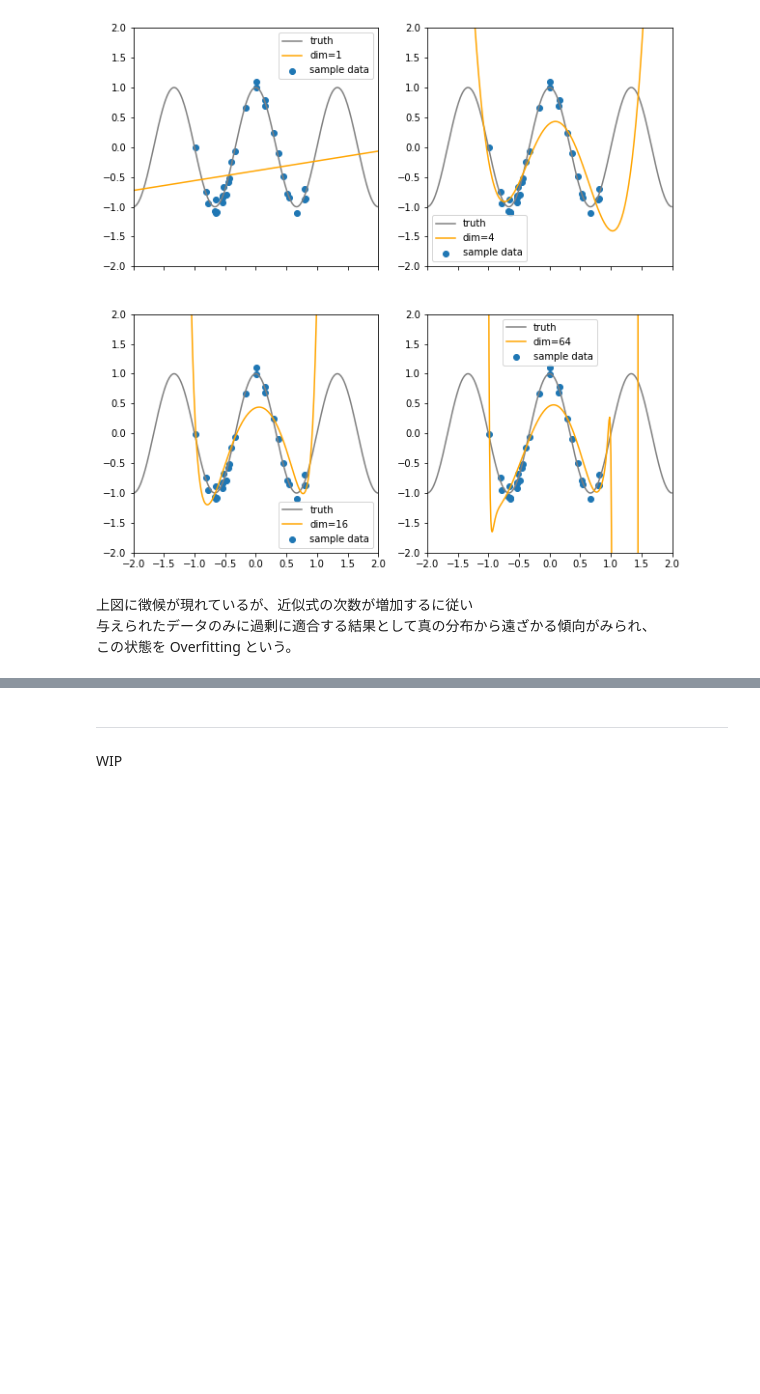
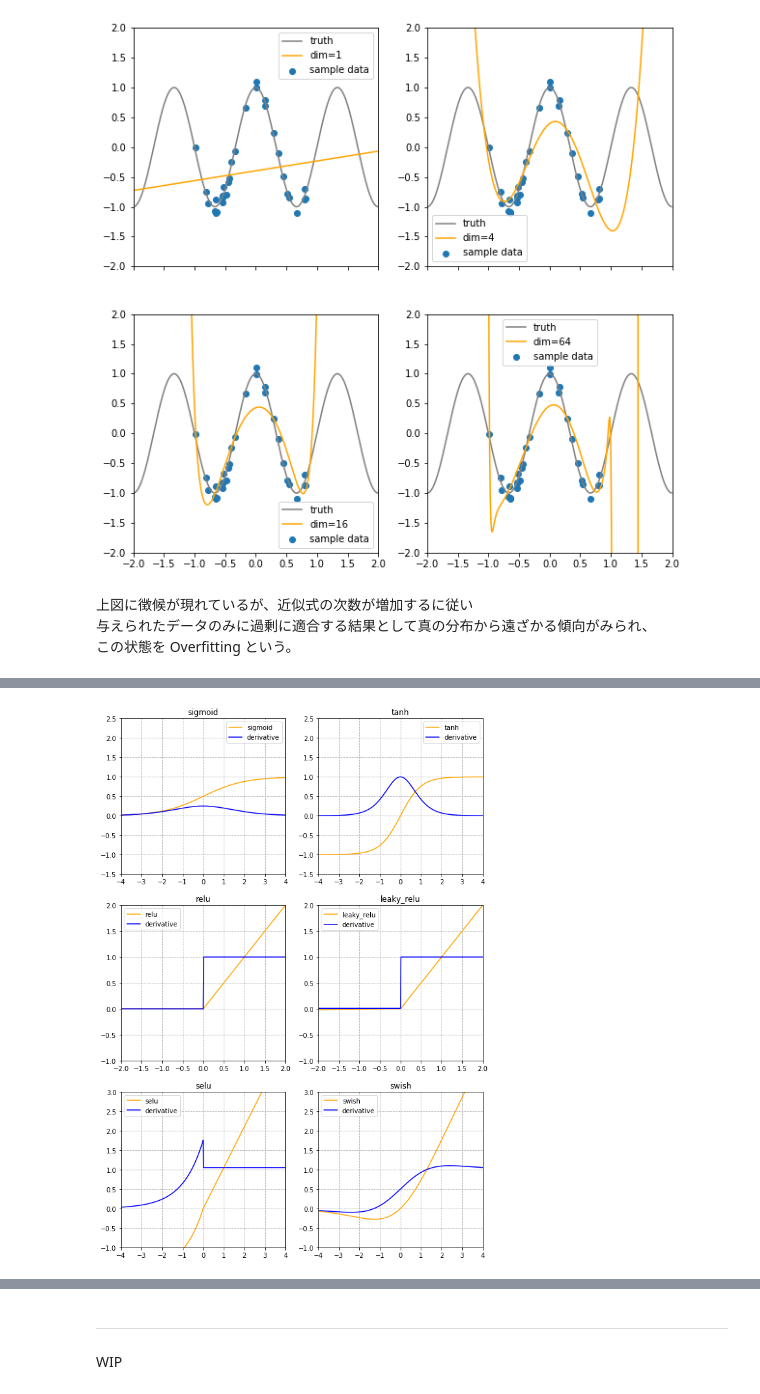
Before and after one commit to YouheiKomakine/pytorch-code-examples, a Jupyter notebook: Syoukai_DeepLearning_3.ipynb, the cells around one changed output, grey strips where cells are left out. Cells and saved outputs as stored; diff of their text form; code cells hidden in the pictures; blank space fills up the shorter version.

Commit message:
Add Examination result of effect by activation function

```diff
--- a/Syoukai_DeepLearning_3.ipynb
+++ b/Syoukai_DeepLearning_3.ipynb
@@ -280,0 +335,63 @@ plt.show()
+# %%
+import numpy as np
+import matplotlib.pyplot as plt
+
+def sigmoid(x):
+    return 1/(1+ np.exp(-x))
+def dsigmoid(x):
+    return sigmoid(x)*(1-sigmoid(x))
+
+def tanh(x):
+    return np.tanh(x)
+def dtanh(x):
+    return 4/((np.exp(x) + np.exp(-x))**2)
+
+def relu(x):
+    return max(0,x)
+def drelu(x):
+    return 1 if x>0 else 0
+
+def leaky_relu(x, alpha=0.01):
+    return max(alpha*x, x)
+def dleaky_relu(x, alpha=0.01):
+    return 1 if x>0 else alpha
+
+def selu(x, scale=1.0507009873554804934193349852946, alpha=1.6732632423543772848170429916717):
+    return scale*x if x>0 else alpha*(np.exp(x)-1)
+def dselu(x, scale=1.0507009873554804934193349852946, alpha=1.6732632423543772848170429916717):
+    return scale if x>0 else scale*alpha*np.exp(x)
+
+def swish(x,beta=1):
+    return x/(1 + np.exp(-x * beta))
+def dswish(x,beta=1):
+    return 1/(1 + np.exp(-x * beta)) + (beta*x)/(1 + np.exp(-x * beta)) * (1-(1/(1 + np.exp(-x * beta))))
+    # return beta*swish(x) + sigmoid(beta*x) * (1 - beta * swish(x))
+
+
+# functions[n] = [function, its derivative, plotting_parameter=[xmin, xmax, ymin, ymax]]
+functions = [[sigmoid, dsigmoid, [-4, 4, -1.5, 2.5]],
+             [tanh, dtanh, [-4, 4, -1.5, 2.5]],
+             [relu, drelu, [-2, 2, -1, 2]],
+             [leaky_relu, dleaky_relu, [-2, 2, -1, 2]],
+             [selu, dselu, [-4, 4, -1, 3]],
+             [swish, dswish, [-4, 4, -1, 3]]
+            ]
+xline = np.arange(-4, 4, .01)
+
+# plot
+fig, ax = plt.subplots(np.ceil(len(functions)/2).astype(int), 2,
+                       figsize=(10,5*np.ceil(len(functions)/2).astype(int)))
+
+
+for axn, [f, df,lim] in zip(ax.reshape(-1),functions):
+    axn.plot(xline, list(map(f,xline)), color='orange', label=f.__name__)
+    axn.plot(xline, list(map(df,xline)), color='blue', label='derivative')
+    axn.set_title(f.__name__)
+    axn.legend()
+    axn.set_xlim(lim[0],lim[1])
+    axn.set_ylim(lim[2],lim[3])
+    axn.grid(linestyle='dashed')
+
+plt.show()
+# %% [output]
+[figure, added]
```
Also changed, not shown: parts of 29 cells of this notebook.
